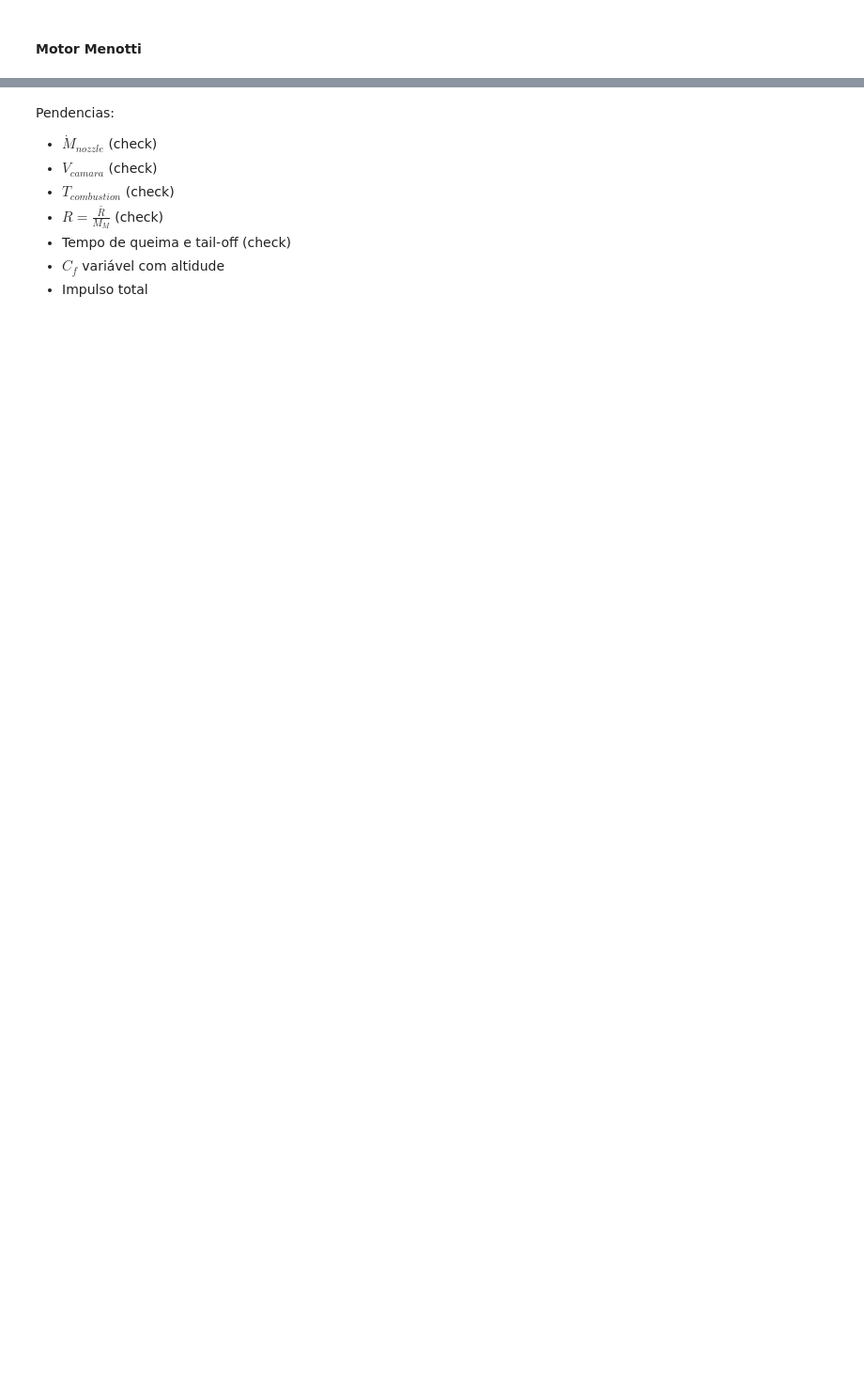
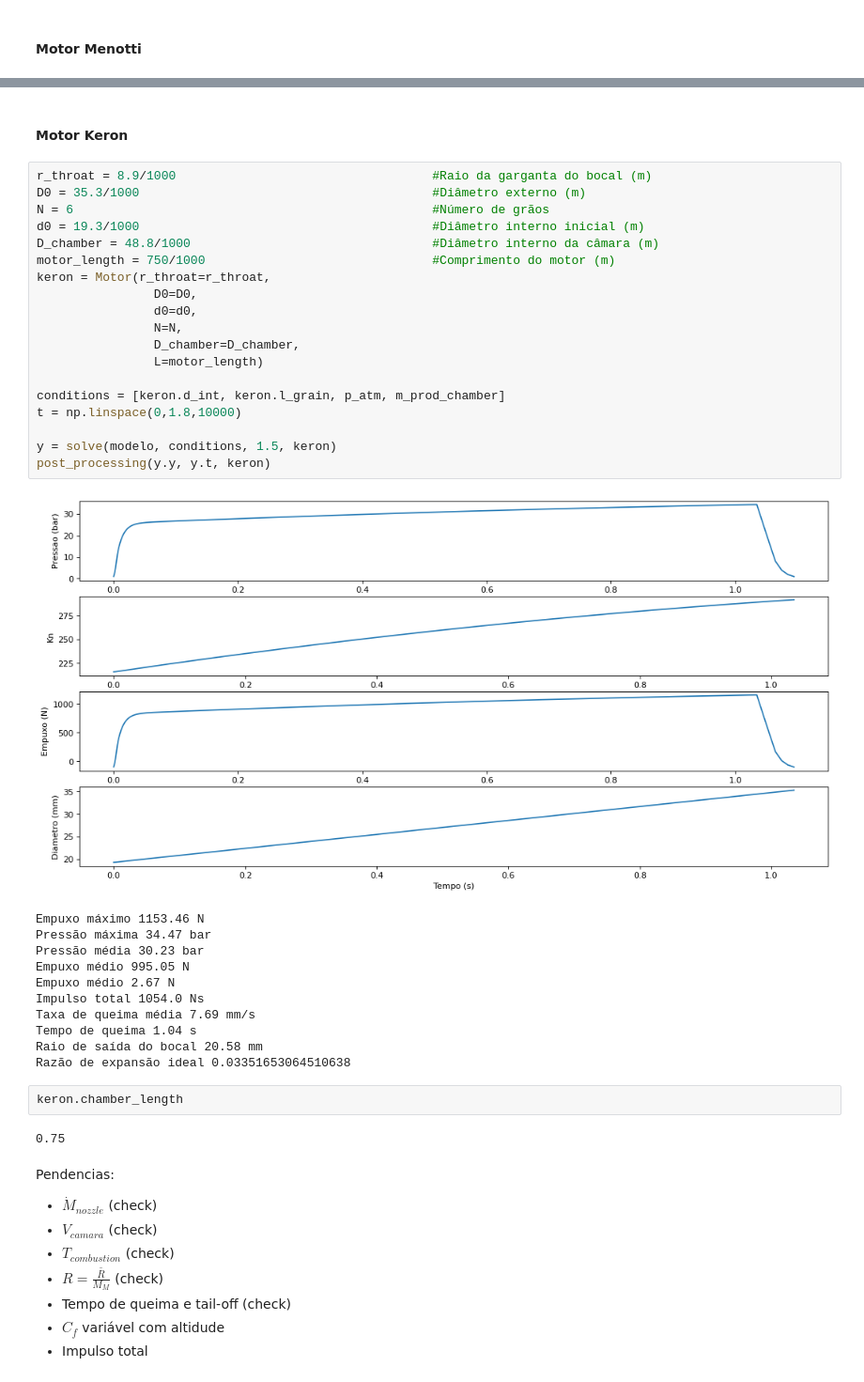
Before and after one commit to PatrickSampaioUSP/Propy, a Jupyter notebook: PropGoverningEquations.ipynb, the cells around one changed output, grey strips where cells are left out. Shown at 94% size. Saved outputs shown, nothing was run; the diff lists cells and outputs as text; blank space fills up the shorter version.

```diff
--- a/PropGoverningEquations.ipynb
+++ b/PropGoverningEquations.ipynb
@@ -209,3 +291,40 @@ post_processing(y, menotti)
+# %% [markdown]
+#### Motor Keron
+# %%
+r_throat = 8.9/1000                                   #Raio da garganta do bocal (m)
+D0 = 35.3/1000                                        #Diâmetro externo (m)
+N = 6                                                 #Número de grãos
+d0 = 19.3/1000                                        #Diâmetro interno inicial (m)
+D_chamber = 48.8/1000                                 #Diâmetro interno da câmara (m)
+motor_length = 750/1000                               #Comprimento do motor (m)
+keron = Motor(r_throat=r_throat,
+                D0=D0,
+                d0=d0,
+                N=N,
+                D_chamber=D_chamber,
+                L=motor_length)
+
+conditions = [keron.d_int, keron.l_grain, p_atm, m_prod_chamber]
+t = np.linspace(0,1.8,10000)
+
+y = solve(modelo, conditions, 1.5, keron)
+post_processing(y.y, y.t, keron)
+# %% [output]
+[figure, added]
+Empuxo máximo 1153.46 N
+Pressão máxima 34.47 bar
+Pressão média 30.23 bar
+Empuxo médio 995.05 N
+Empuxo médio 2.67 N
+Impulso total 1054.0 Ns
+Taxa de queima média 7.69 mm/s
+Tempo de queima 1.04 s
+Raio de saída do bocal 20.58 mm
+Razão de expansão ideal 0.03351653064510638
+# %%
+keron.chamber_length
+# %% [output]
+0.75
 # %% [markdown]
 Pendencias:
 
```
Also changed, not shown: parts of 5 cells of this notebook.
